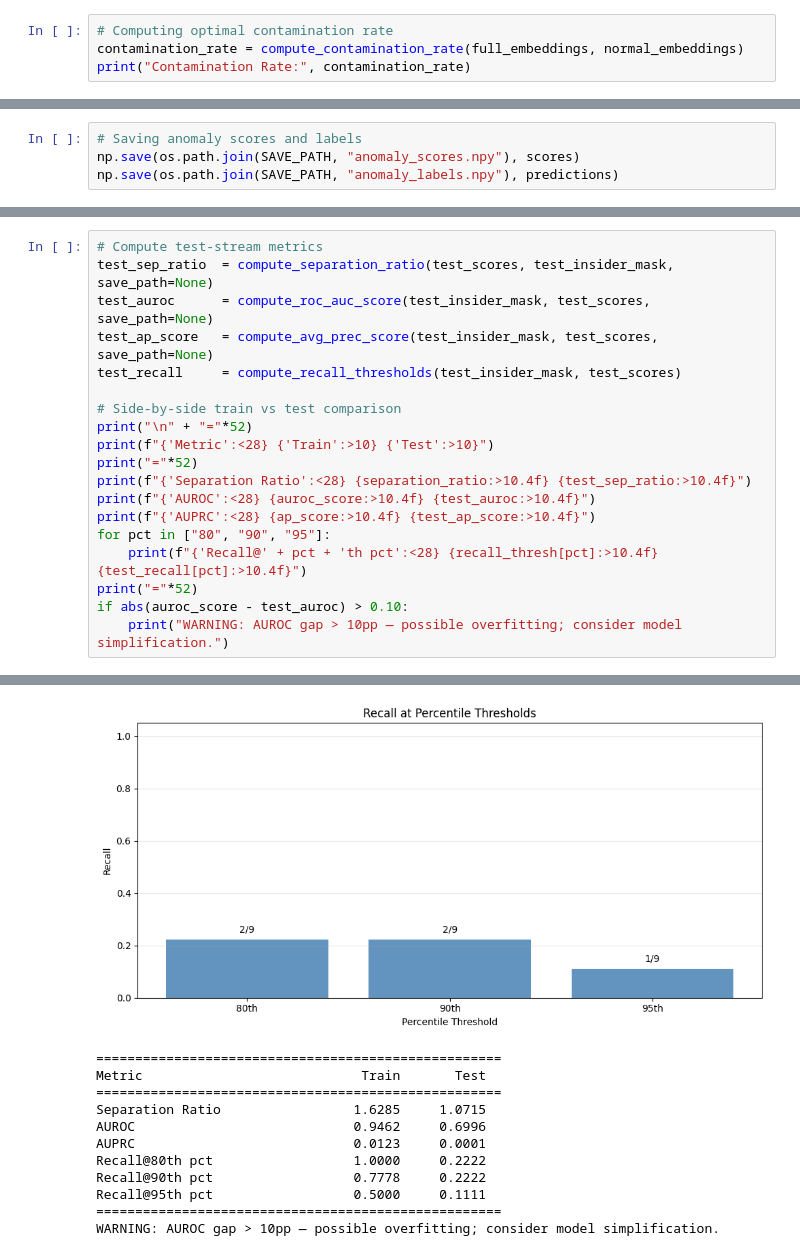
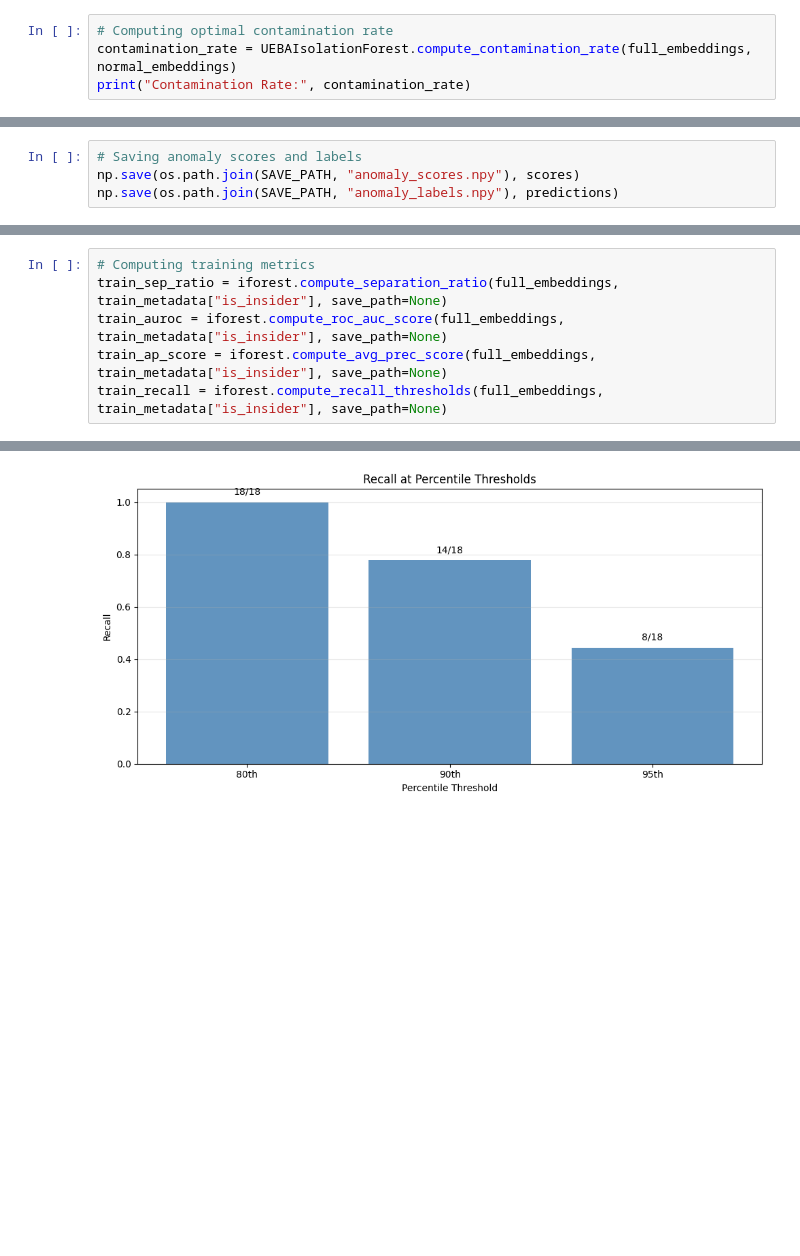
Before and after one commit to Aaron-Loera/Insider-Threat-Detection, a Jupyter notebook: Isolation_Forest.ipynb, the cells around one changed output, grey strips where cells are left out. Cells and saved outputs as stored; diff of their text form; blank space fills up the shorter version.

Commit message:
- Add operational metrics to Isolation Forest evaluation - Migrate evaluation metrics to be class methods

```diff
--- a/Isolation_Forest.ipynb
+++ b/Isolation_Forest.ipynb
@@ -32,7 +35,7 @@ train_metadata.head()
 ### Initializing and Training Isolation Forest:
 # %%
 # Computing optimal contamination rate
-contamination_rate = compute_contamination_rate(full_embeddings, normal_embeddings)
+contamination_rate = UEBAIsolationForest.compute_contamination_rate(full_embeddings, normal_embeddings)
 print("Contamination Rate:", contamination_rate)
 # %% [output]
 Contamination Rate: 0.001
@@ -155,20 +85,7 @@ Saved test_anomaly_scores.npy — shape (126931,)
 # %%
-# Compute test-stream metrics
-test_sep_ratio  = compute_separation_ratio(test_scores, test_insider_mask, save_path=None)
-test_auroc      = compute_roc_auc_score(test_insider_mask, test_scores, save_path=None)
-test_ap_score   = compute_avg_prec_score(test_insider_mask, test_scores, save_path=None)
-test_recall     = compute_recall_thresholds(test_insider_mask, test_scores)
-
-# Side-by-side train vs test comparison
-print("\n" + "="*52)
-print(f"{'Metric':<28} {'Train':>10} {'Test':>10}")
-print("="*52)
-print(f"{'Separation Ratio':<28} {separation_ratio:>10.4f} {test_sep_ratio:>10.4f}")
-print(f"{'AUROC':<28} {auroc_score:>10.4f} {test_auroc:>10.4f}")
-print(f"{'AUPRC':<28} {ap_score:>10.4f} {test_ap_score:>10.4f}")
-for pct in ["80", "90", "95"]:
-    print(f"{'Recall@' + pct + 'th pct':<28} {recall_thresh[pct]:>10.4f} {test_recall[pct]:>10.4f}")
-print("="*52)
-if abs(auroc_score - test_auroc) > 0.10:
-    print("WARNING: AUROC gap > 10pp — possible overfitting; consider model simplification.")
+# Computing training metrics
+train_sep_ratio = iforest.compute_separation_ratio(full_embeddings, train_metadata["is_insider"], save_path=None)
+train_auroc = iforest.compute_roc_auc_score(full_embeddings, train_metadata["is_insider"], save_path=None)
+train_ap_score = iforest.compute_avg_prec_score(full_embeddings, train_metadata["is_insider"], save_path=None)
+train_recall = iforest.compute_recall_thresholds(full_embeddings, train_metadata["is_insider"], save_path=None)
 # %% [output]
@@ -178,12 +95 @@ if abs(auroc_score - test_auroc) > 0.10:
-[figure, old version]
+[figure, new version]
-====================================================
-Metric                            Train       Test
-====================================================
-Separation Ratio                 1.6285     1.0715
-AUROC                            0.9462     0.6996
-AUPRC                            0.0123     0.0001
-Recall@80th pct                  1.0000     0.2222
-Recall@90th pct                  0.7778     0.2222
-Recall@95th pct                  0.5000     0.1111
-====================================================
-WARNING: AUROC gap > 10pp — possible overfitting; consider model simplification.
```
Also changed, not shown: parts of 29 cells of this notebook, 3 other files.
